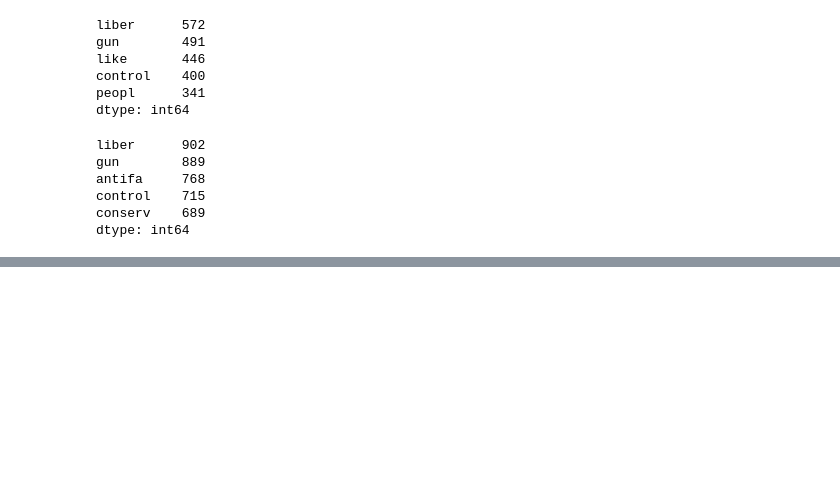
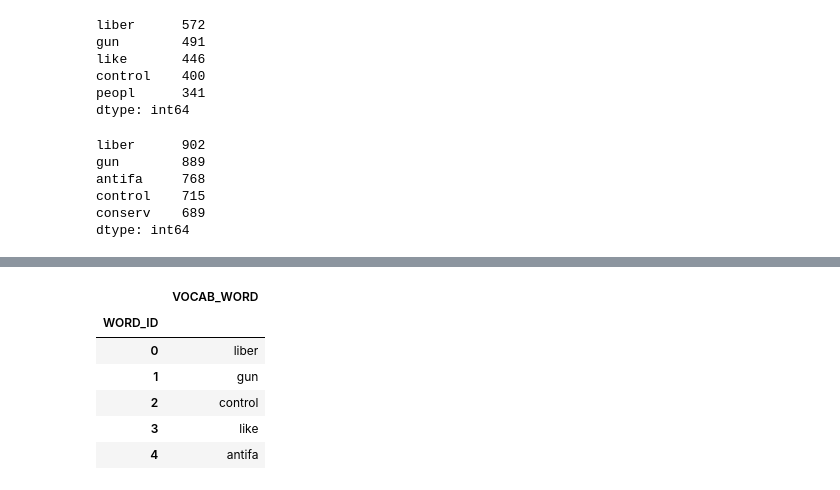
Before and after one commit to prawizard/CE888_Repo, a Jupyter notebook: Project/TweetEval_Project2.ipynb, the cells around one changed output, grey strips where cells are left out. Saved outputs shown, nothing was run; the diff lists cells and outputs as text; code cells hidden in the pictures; blank space fills up the shorter version.

```diff
--- a/Project/TweetEval_Project2.ipynb
+++ b/Project/TweetEval_Project2.ipynb
@@ -15,3 +17,5 @@ import re
+# %%
+VOCAB_SIZE=2500
 # %% [markdown]
 #Access Data from the Files
 # %%
@@ -231,0 +240,6 @@ dtype: int64
+# %%
+stemmed_nested_list=df.TWEET.apply(clean_tweets)
+flat_stemmed_list=[item for subitem in stemmed_nested_list for item in subitem]
+unique_words=pd.Series(flat_stemmed_list).value_counts()
+print("Number of unique words ",unique_words.shape[0])
+unique_words.head()
@@ -231,0 +254,3 @@ dtype: int64
+# %%
+frequent_words=unique_words[0:VOCAB_SIZE]
+frequent_words[0:10]
@@ -231,0 +269,13 @@ dtype: int64
+# %%
+word_ids=list(range(0,VOCAB_SIZE))
+vocab=pd.DataFrame({"VOCAB_WORD":frequent_words.index.values}, index=word_ids)
+vocab.index.name="WORD_ID"
+vocab.head()
+# %% [output]
+|  | VOCAB_WORD |
+| WORD_ID |  |
+| 0 | liber |
+| 1 | gun |
+| 2 | control |
+| 3 | like |
+| 4 | antifa |
```
Also changed, not shown: parts of 5 cells of this notebook.
